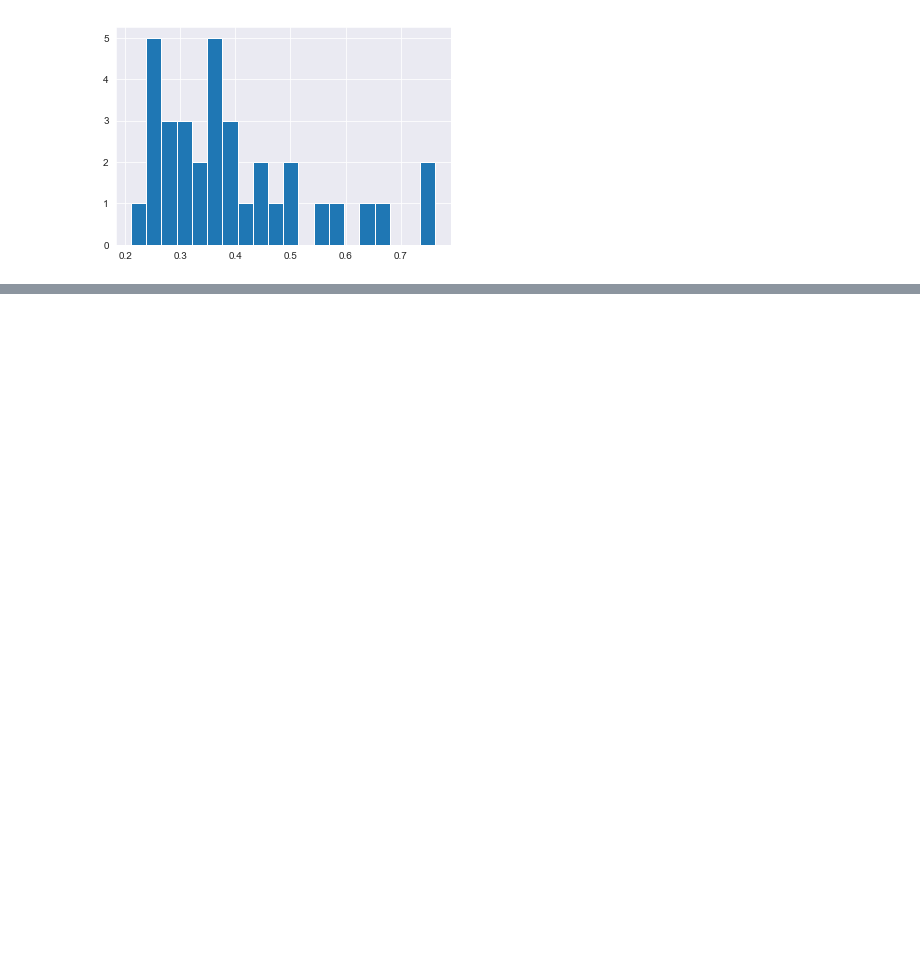
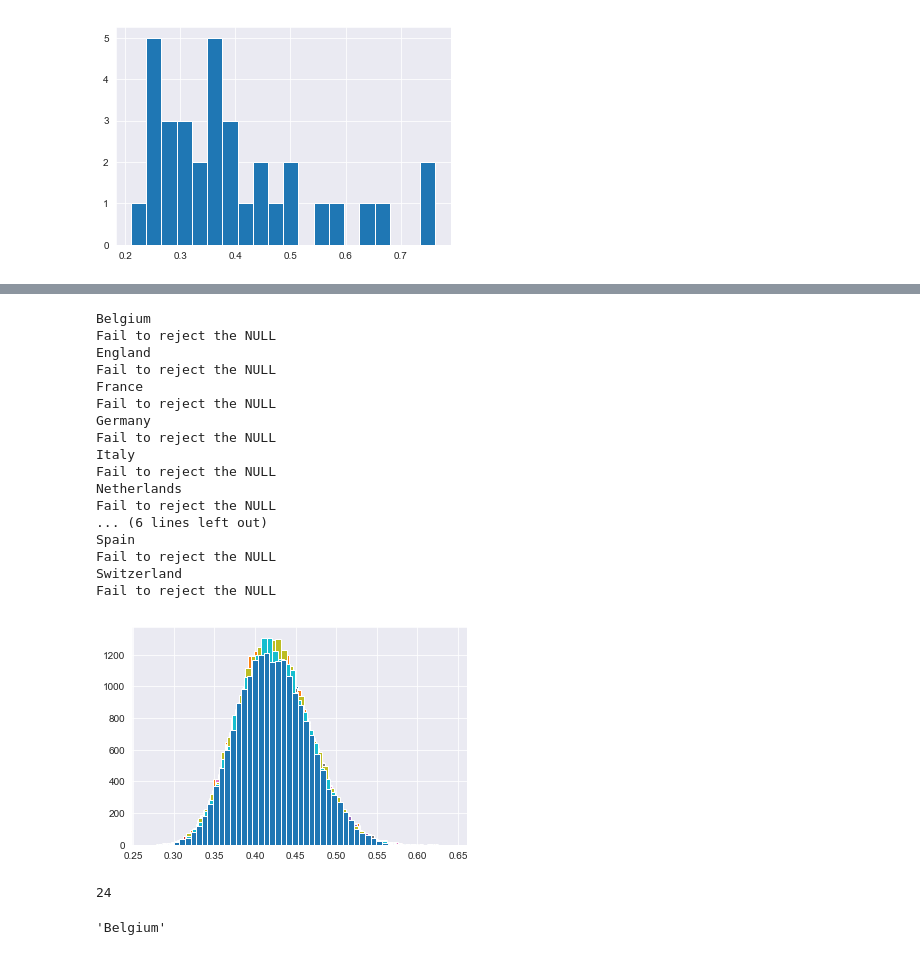
Before and after one commit to dmart49/Mod_03_Project, a Jupyter notebook: Mod_03_Project_Daniel_Question.ipynb, the cells around one changed output, grey strips where cells are left out. Drawn from its saved outputs; the diff is of its cells as text; code cells hidden in the pictures; blank space fills up the shorter version.

```diff
--- a/Mod_03_Project_Daniel_Question.ipynb
+++ b/Mod_03_Project_Daniel_Question.ipynb
@@ -203,0 +190,3 @@ plt.show()
+# %%
+countries = df_league.CountryName.tolist()
+countries
@@ -203,0 +205,3 @@ plt.show()
+# %%
+leagues = df_league.LeagueName.tolist()
+leagues
@@ -203,0 +220,48 @@ plt.show()
+# %%
+list_of_countries = []
+for i in range(0,len(countries)):
+    country_dict = {}
+    country_dict['Name'] = countries[i]
+    country_dict['League'] = leagues[i]
+    list_of_countries.append(country_dict)
+# %%
+for i in range(0,len(list_of_countries)):
+    df = df_matches.loc[df_matches.country_name == list_of_countries[i]["Name"]]
+    df_wins = calc_wins(df)
+    list_of_countries[i]['TeamNames'] = df_wins.TeamName.tolist()
+    list_of_countries[i]['HomeWinPct'] = df_wins.HomeWinPct.tolist()
+    list_of_countries[i]['AwayWinPct'] = df_wins.AwayWinPct.tolist()
+    list_of_countries[i]['TotalWinPct'] = df_wins.TotalWinPct.tolist()
+# %%
+for i in range(0,len(list_of_countries)):
+    team_home_win = list_of_countries[i]['HomeWinPct']
+    sample_size = len(team_home_win)
+    team_sample = [sample_mean(belgian_home_win, 10) for i in range(20000)]
+    print(list_of_countries[i]['Name'])
+    t_crit_ = np.round(stats.t.ppf(1 - 0.05, df = sample_size -1),3)
+    t_value = (np.mean(team_home_win) - np.mean(match_sample))/(np.std(belgian_home_win) / np.sqrt(sample_size))
+    if(t_value > t_crit_):
+        print("reject the NULL")
+    else:
+        print("Fail to reject the NULL")
+    plt.hist(team_sample, bins =50)
+plt.show()
+# %% [output]
+Belgium
+Fail to reject the NULL
+England
+Fail to reject the NULL
+France
+Fail to reject the NULL
+Germany
+Fail to reject the NULL
+Italy
+Fail to reject the NULL
+Netherlands
+Fail to reject the NULL
+... (6 lines left out)
+Spain
+Fail to reject the NULL
+Switzerland
+Fail to reject the NULL
+[figure, added]
@@ -203,0 +270,8 @@ plt.show()
+# %%
+len(belgian_home_win)
+# %% [output]
+24
+# %%
+list_of_countries[0]["Name"]
+# %% [output]
+'Belgium'
```
Also changed, not shown: parts of 35 cells of this notebook.
